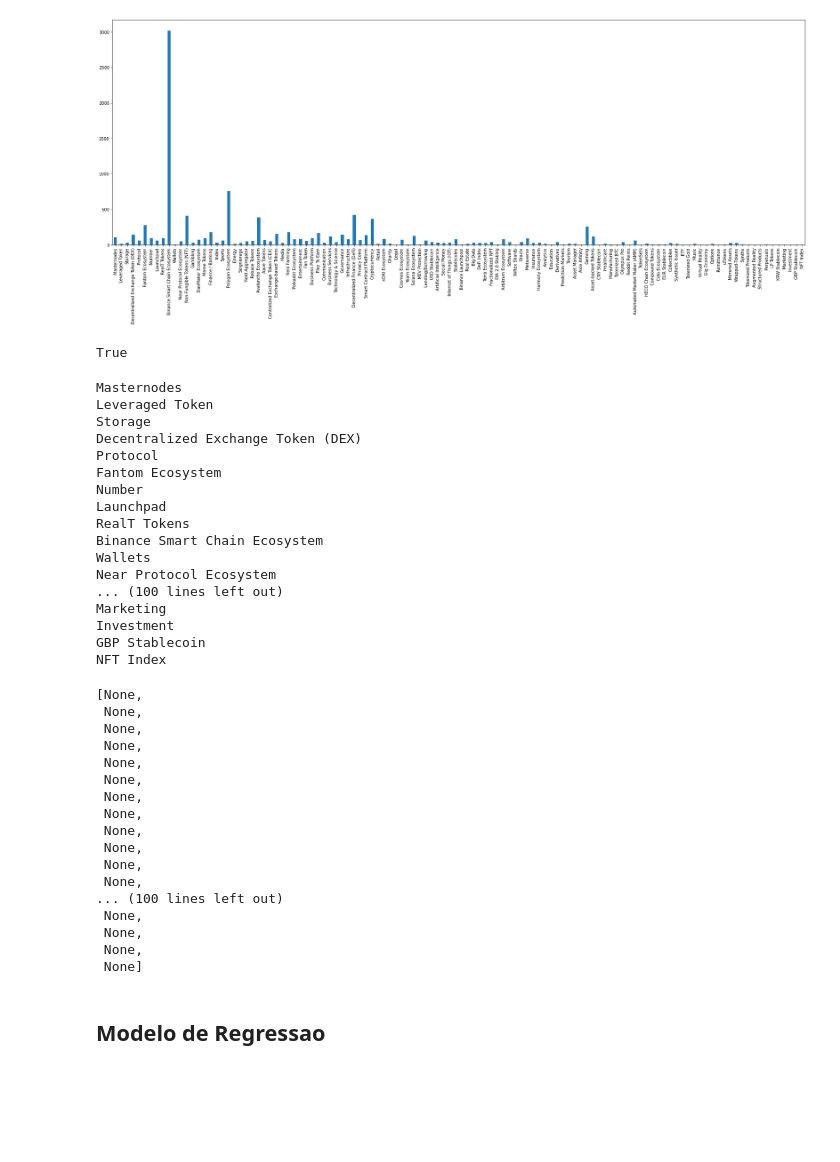
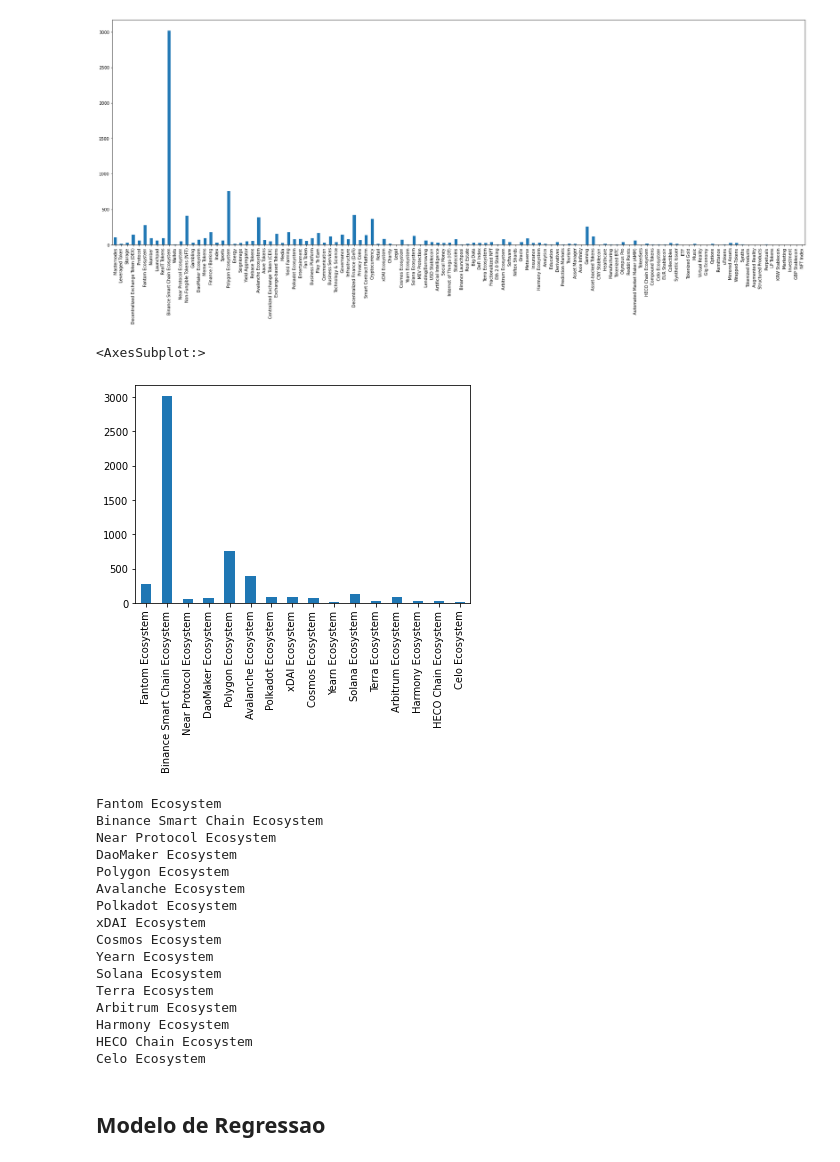
Before and after one commit to dmdp943/Web3-Project, a Jupyter notebook: notebooks/ModeloInicial-Leo.ipynb, the cells around one changed output. Drawn from its saved outputs; the diff is of its cells as text; code cells hidden in the pictures; blank space fills up the shorter version.

```diff
--- a/notebooks/ModeloInicial-Leo.ipynb
+++ b/notebooks/ModeloInicial-Leo.ipynb
@@ -60,47 +60,34 @@ df_cat_dummies.sum().plot(kind='bar')
 # %% [output]
 <AxesSubplot:>
 [figure]
-# %%
-df_cat_dummies.columns[5].split()[-1] == "Ecosystem"
-# %% [output]
-True
+# %%
+df_cat_dummies[ecossystens].sum().plot(kind='bar')
+# %% [output]
+<AxesSubplot:>
+[figure, added]
 # %%
-[print(x) for x in df_cat_dummies.columns if x.strip(" ")[-1] != "Ecosystem"]
+ecossystens = []
+for x in df_cat_dummies.columns:
+    if x.split()[-1] == 'Ecosystem':
+        ecossystens.append(x)
+        print(x)
 # %% [output]
-Masternodes
-Leveraged Token
-Storage
-Decentralized Exchange Token (DEX)
-Protocol
 Fantom Ecosystem
-Number
-Launchpad
-RealT Tokens
 Binance Smart Chain Ecosystem
-Wallets
 Near Protocol Ecosystem
-... (100 lines left out)
-Marketing
-Investment
-GBP Stablecoin
-NFT Index
+DaoMaker Ecosystem
+Polygon Ecosystem
+Avalanche Ecosystem
+Polkadot Ecosystem
+xDAI Ecosystem
+Cosmos Ecosystem
+Yearn Ecosystem
+Solana Ecosystem
+Terra Ecosystem
+Arbitrum Ecosystem
+Harmony Ecosystem
+HECO Chain Ecosystem
+Celo Ecosystem
-[None,
- None,
- None,
- None,
- None,
- None,
- None,
- None,
- None,
- None,
- None,
- None,
-... (100 lines left out)
- None,
- None,
- None,
- None]
 # %%
 df_cat_dummies.to_parquet("../raw_data/dummy_categories.parquet.gzip")
 # %% [markdown]
```
Also changed, not shown: parts of 2 cells of this notebook, 1 other file.
